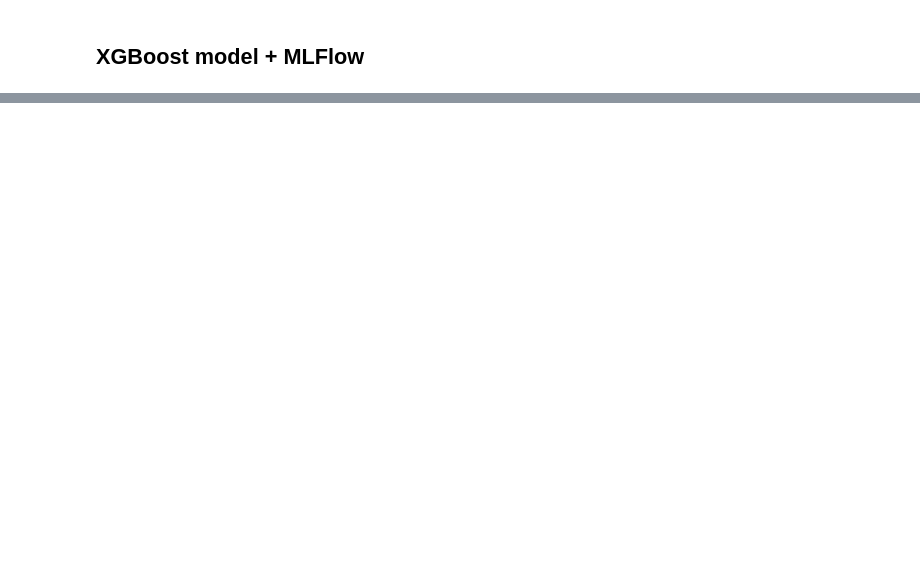
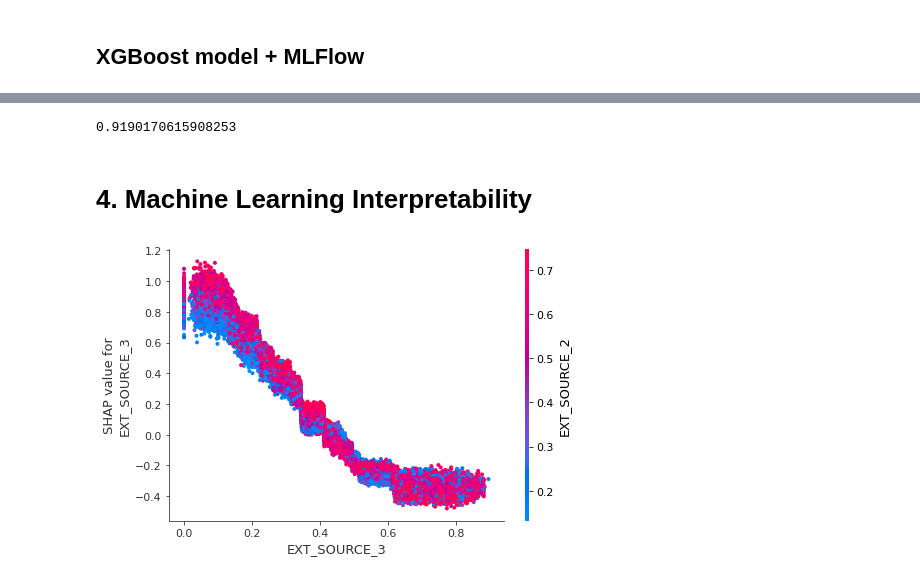
Before and after one commit to mulysa99/BigDataApplications_HomeCredit, a Jupyter notebook: notebooks/ABD_notebook.ipynb, the cells around one changed output, grey strips where cells are left out. Drawn from its saved outputs; the diff is of its cells as text; code cells hidden in the pictures; blank space fills up the shorter version.

```diff
--- a/notebooks/ABD_notebook.ipynb
+++ b/notebooks/ABD_notebook.ipynb
@@ -313,4 +313,8 @@ with mlflow.start_run():
 0.9190170615908253
+# %%
+print(acc_Xgb_test)
+# %% [output]
+0.9190170615908253
 # %%
 # xgb_model = xgb.XGBClassifier( => parametres de 0.76
 #     max_depth = 4,
@@ -323,3 +327,5 @@ with mlflow.start_run():
 #     n_jobs = 4,
 #     objective = 'binary:logistic'
 # )
+# %% [markdown]
+# 4. Machine Learning Interpretability
@@ -325,0 +335,7 @@ with mlflow.start_run():
+# %%
+explainer = shap.TreeExplainer(xgb_model)
+shap_values = explainer.shap_values(X_test)
+# %%
+shap.dependence_plot("EXT_SOURCE_3", shap_values, X_test)
+# %% [output]
+[figure, added]
```
Also changed, not shown: parts of 10 cells of this notebook.
